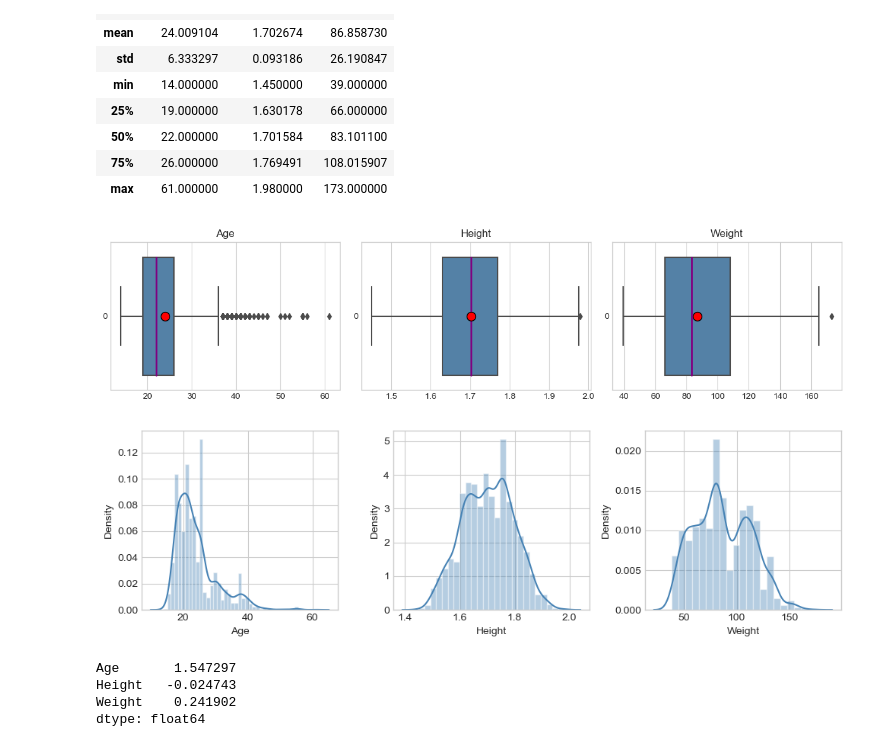
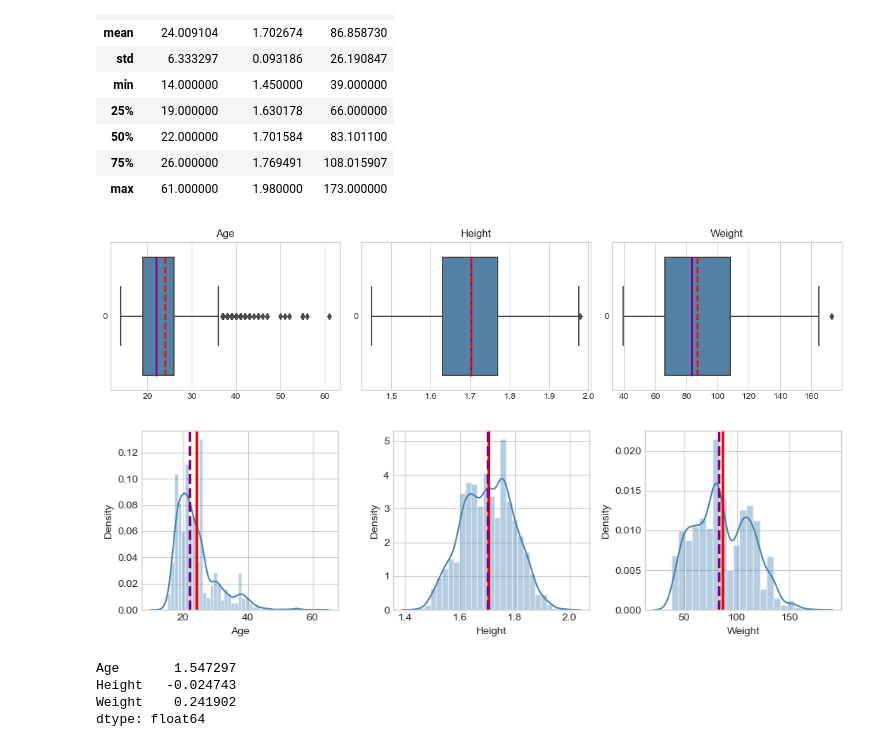
Before and after one commit to ivanica9598/ML_Classification, a Jupyter notebook: Projekat1.ipynb, the cells around one changed output. Drawn from its saved outputs; the diff is of its cells as text; code cells hidden in the pictures.

```diff
--- a/Projekat1.ipynb
+++ b/Projekat1.ipynb
@@ -147,26 +149,25 @@ plt.figure(figsize=(12, 3))
 for i, feature in enumerate(numerical_features):
     plt.subplot(1, 3, i+1)
     plt.title(feature)
-    sns.boxplot(data[feature], orient='h', color="steelblue", showmeans=True,
+    sns.boxplot(data[feature], orient='h', color="steelblue", showmeans=True, meanline=True,
                     medianprops={'linewidth': 2, 'color': 'purple'},
-                    meanprops={"marker": "o",
-                       'markerfacecolor':'red',
-                       'markeredgecolor':'black',
-                       'markersize':'10'})
+                    meanprops={'linewidth': 2, 'color': 'red'})
 
 plt.tight_layout()
 # %% [output]
-[figure, old version]
+[figure, new version]
 # %%
 plt.figure(figsize=(10, 3))
 
 for i, feature in enumerate(numerical_features):
     plt.subplot(1, 3, i+1)
     sns.distplot(data[feature], color="steelblue")
+    plt.axvline(x=data[feature].mean(), c='red', ls='-', lw=2.5)
+    plt.axvline(x=data[feature].median(), c='purple', ls='--', lw=2.5)
 
 plt.tight_layout()
 # %% [output]
-[figure, old version]
+[figure, new version]
 # %%
 data[numerical_features].skew()
 # %% [output]
```
Also changed, not shown: parts of 58 cells of this notebook.
